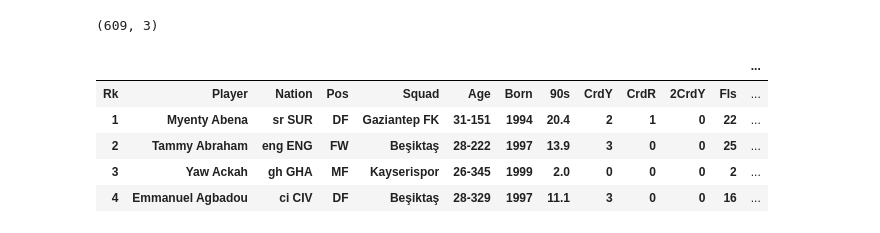
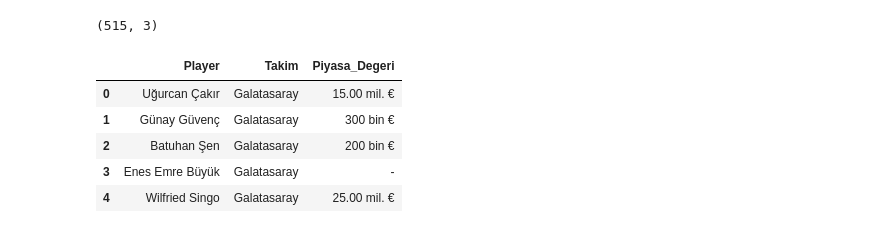
Before and after one commit to emirhates/transfer-deger-tahmini, a Jupyter notebook: transfer-deger-tahmini.ipynb, the cells around one changed output. Saved outputs shown, nothing was run; the diff lists cells and outputs as text; code cells hidden in the pictures.

```diff
--- a/transfer-deger-tahmini.ipynb
+++ b/transfer-deger-tahmini.ipynb
@@ -61,12 +66,12 @@ Sütunlar: ['\tPerformance\t']
 # %%
-misc = pd.read_csv("misc.csv", sep="\t", encoding="utf-8")
-print(misc.shape)
-misc.head()
+transfer = pd.read_csv("transfermarkt.csv",sep = ",",encoding = "utf-8")
+print(transfer.shape)
+transfer.head()
 # %% [output]
-(609, 3)
+(515, 3)
-|  |  |  |  |  |  |  |  |  |  |  |  | ... |
-| Rk | Player | Nation | Pos | Squad | Age | Born | 90s | CrdY | CrdR | 2CrdY | Fls | ... |
-| 1 | Myenty Abena | sr SUR | DF | Gaziantep FK | 31-151 | 1994 | 20.4 | 2 | 1 | 0 | 22 | ... |
-| 2 | Tammy Abraham | eng ENG | FW | Beşiktaş | 28-222 | 1997 | 13.9 | 3 | 0 | 0 | 25 | ... |
-| 3 | Yaw Ackah | gh GHA | MF | Kayserispor | 26-345 | 1999 | 2.0 | 0 | 0 | 0 | 2 | ... |
-| 4 | Emmanuel Agbadou | ci CIV | DF | Beşiktaş | 28-329 | 1997 | 11.1 | 3 | 0 | 0 | 16 | ... |
+|  | Player | Takim | Piyasa_Degeri |
+| 0 | Uğurcan Çakır | Galatasaray | 15.00 mil. € |
+| 1 | Günay Güvenç | Galatasaray | 300 bin € |
+| 2 | Batuhan Şen | Galatasaray | 200 bin € |
+| 3 | Enes Emre Büyük | Galatasaray | - |
+| 4 | Wilfried Singo | Galatasaray | 25.00 mil. € |
```
Also changed, not shown: parts of 20 cells of this notebook, 1 other file.
